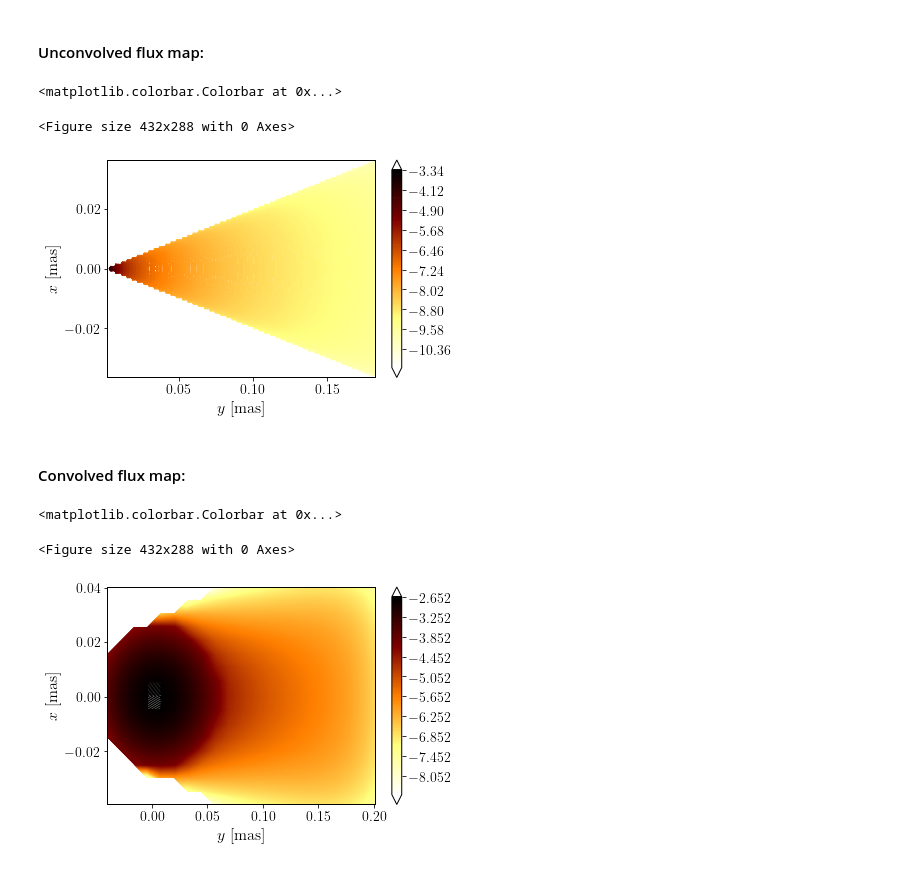
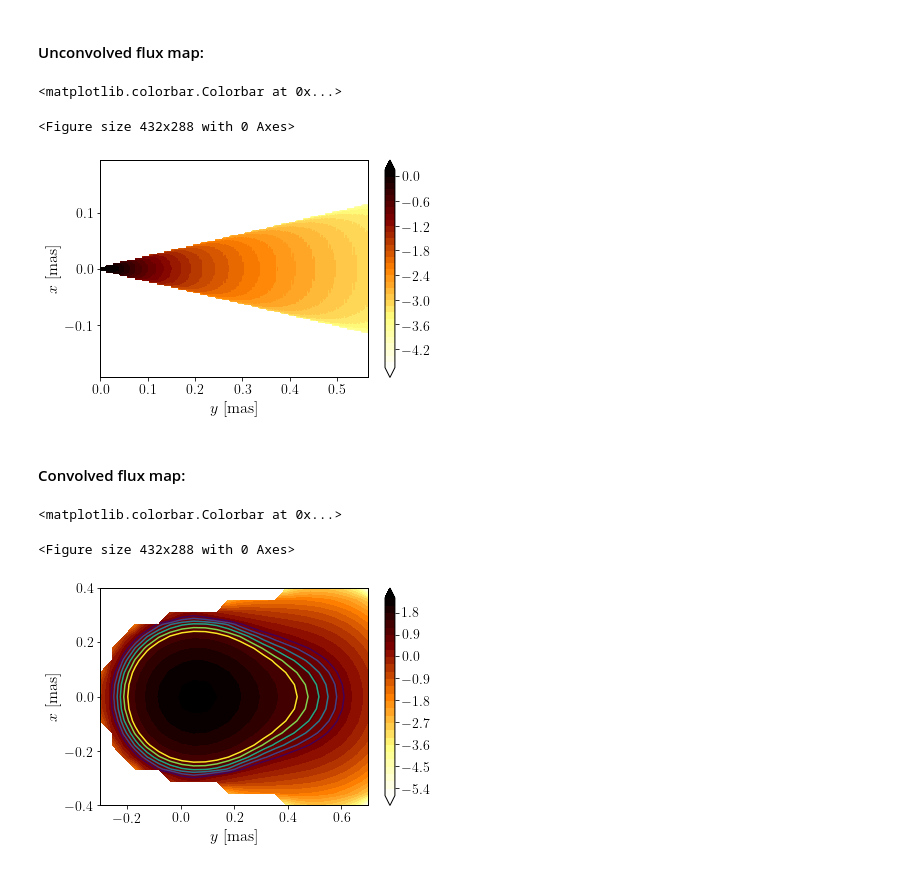
Before and after one commit to santimda/ExtendedJet, a Jupyter notebook: Code/MapFlux.ipynb, the cells around one changed output. Drawn from its saved outputs; the diff is of its cells as text; code cells hidden in the pictures.

```diff
--- a/Code/MapFlux.ipynb
+++ b/Code/MapFlux.ipynb
@@ -24,12 +24,12 @@ from matplotlib.colors import Colormap
 # %% [markdown]
 ### User parameters
 # %%
-incl = 30.0 * np.pi / 180.0
-Nx = 50 # = Ns ?
+incl = 17.0 * np.pi / 180.0
+Nx = 64 # = Ns ?
 nu_target_GHz = 43
-f_Ny = 0.5 # Nyquist frequency
-sigma_x = 0.01 # Beam resolution in [mas] (--> 0.31 mas)
-sigma_y = 0.02 # Beam resolution in [mas] (--> 0.31 mas)
+f_Ny = 0.4 # Nyquist frequency (< 0.6)
+#sigma_x, sigma_y = 0.31, 0.31 # Beam resolution in [mas]
+sigma_x, sigma_y = 0.1, 0.1 # Mock value for testing
 #co = sqrt(8.d0*log(2.d0))       ! difference between sigma and theta!, theta = sigma*co
 # %% [markdown]
 ### Define some constants
@@ -37,15 +37,15 @@ sigma_y = 0.02 # Beam resolution in [mas] (--> 0.31 mas)
 h = 6.6260755e-27
 eV = 1.602176e-12
 kpc = 3.0856e21
-distance = 16.4e3
-convert = 206265.e3/(distance*kpc) # imagen a tamano angular (mas)
+distance = 16.8e3
+convert = 206265e3/(distance*kpc) # imagen a tamano angular (mas)
 flux = 1.e26*(h/eV)/(4.0*np.pi*(distance*kpc)**2) # L[erg/s/erg] -> F[mJy]
 # %% [markdown]
 ### Define some useful functions
 # %%
 def read_SEDsyn_cuts( filename='SEDsyn_cuts_ord.dat'):
-    Ns = 256 # TODO: Leer de archivo
-    nIn = 150 # TODO: Leer de archivo
+    Ns = 512 # TODO: Leer de archivo  --> EDU!
+    nIn = 150 # TODO: Leer de archivo --> EDU!
     fname = filename
     #fname format: Esy, Lsy*Esy, Labssy, l
     data = np.loadtxt(fname, usecols=(0,2))
@@ -67,7 +67,7 @@ def read_SEDsyn_cuts( filename='SEDsyn_cuts_ord.dat'):
     return Esy, Lsy
 # %%
 def get_Lsyn_z( Esy, Lsy, nu_target):
-    E_nu_target = h * nu_target * 1.e9 / eV
+    E_nu_target = h * nu_target * 1e9 / eV
     # Step through energies:
     log_Eint = np.log10(Esy[1]/Esy[0])
     i_nu_target = int(np.log10( E_nu_target/Esy[0]) /log_Eint)
@@ -259,16 +310,16 @@ matplotlib.rcParams.update(nice_fonts)
 # %%
 plt.clf()
 fig, ax = plt.subplots()
 ax.set_xlabel(r"$y$ [mas]")
 ax.set_ylabel(r"$x$ [mas]")
 cmap  = plt.cm.afmhot_r
 #cmap.set_label(r"$S_\nu$ [mJy]")
-CS = ax.contour( y_map, x_map, np.log10(F_map), cmap=cmap, levels=512, extend="both")
+CS = ax.contourf( y_map, x_map, np.log10(F_map), cmap=cmap, levels=32, extend="both")
 fig.colorbar( CS)
 # %% [output]
 <matplotlib.colorbar.Colorbar at 0x...>
 <Figure size 432x288 with 0 Axes>
-[figure, old version]
+[figure, new version]
 # %% [markdown]
 #### Convolved flux map:
 # %%
@@ -278,12 +329,16 @@ ax.set_xlabel(r"$y$ [mas]")
 ax.set_ylabel(r"$x$ [mas]")
 cmap  = plt.cm.afmhot_r
 #cmap.set_label(r"$S_\nu$ [mJy beam$^{-1}$]")
-CS_conv = ax.contour( y_c, x_c, np.log10(F_map_c), cmap=cmap, levels=1024, extend="both")
+CS_conv = ax.contourf( y_c, x_c, np.log10(F_map_c), cmap=cmap, levels=32, extend="both")
 
-#Agregar contornos negros a (1, 1.4, 2, 2.8...)*3 mJy beam⁻1.
+#Agregar contornos a (1, 1.4, 2, 2.8...)*3 mJy beam^-1.
+obs_cont = np.log10([1*3, 1.4*3, 2*3, 2.8*3, 4*3, 5.6*3]) # HACERLOS EN GRIS!
+plot_cont = ax.contour( y_c, x_c, np.log10(F_map_c), levels=obs_cont, extend="both")
 
+
+#AGREGAR BEAM DEL INSTRUMENTO (ELIPSE sigma_x * sigma_y)
 fig.colorbar( CS_conv)
 # %% [output]
 <matplotlib.colorbar.Colorbar at 0x...>
 <Figure size 432x288 with 0 Axes>
-[figure, old version]
+[figure, new version]
```
Also changed, not shown: parts of 6 cells of this notebook.
